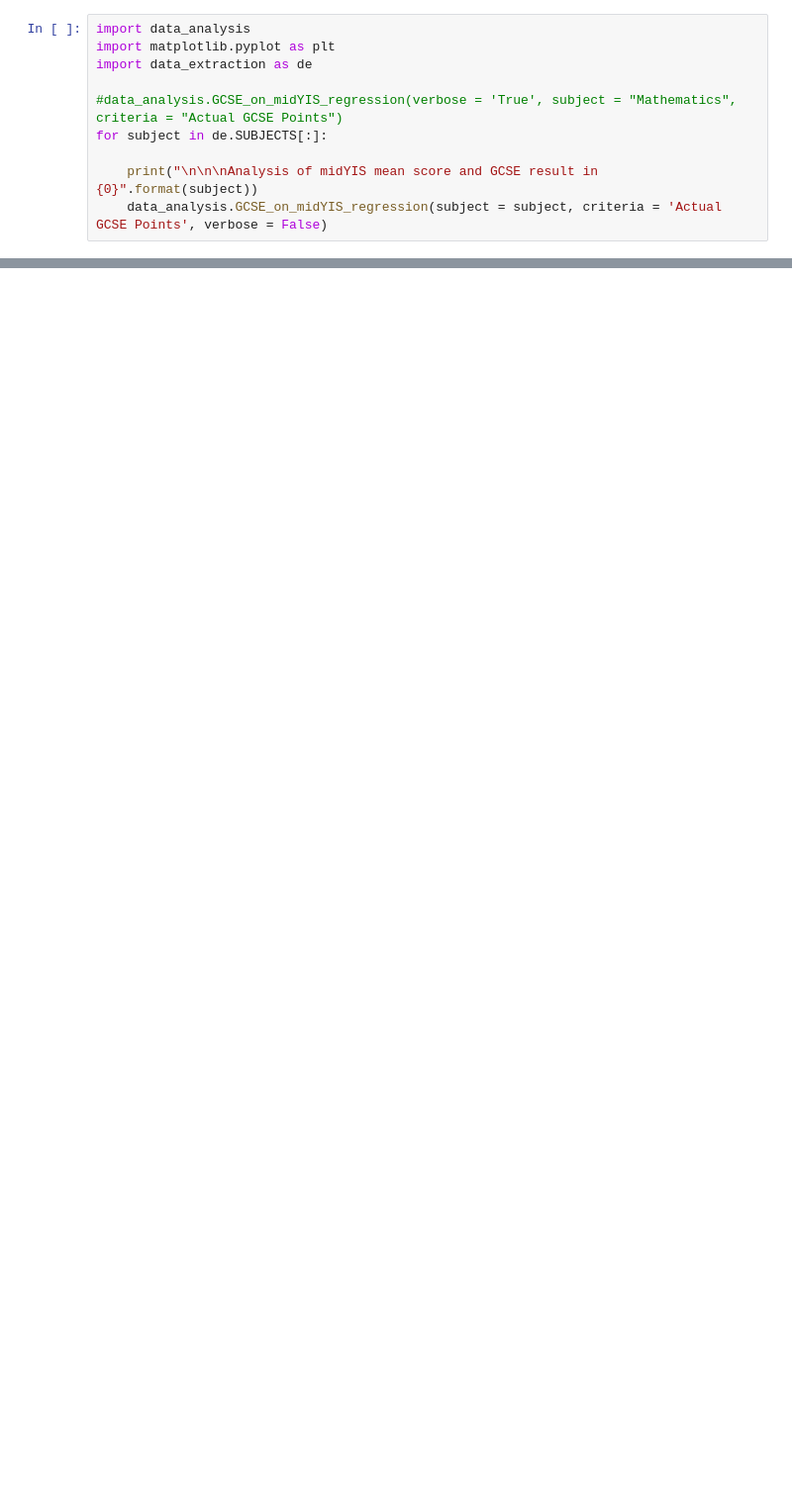
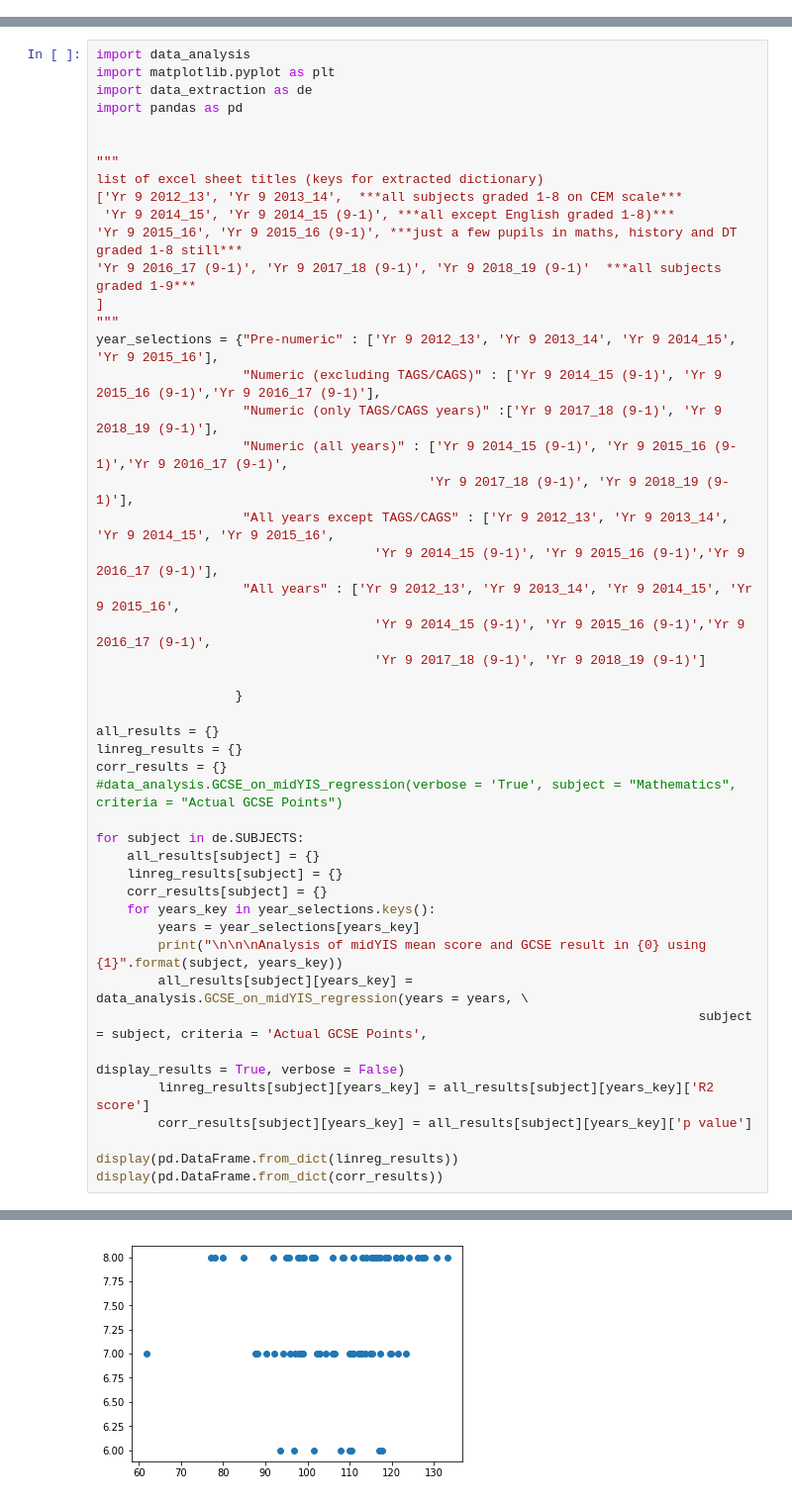
Before and after one commit to owenldennis/EC_data, a Jupyter notebook: src/MidYIS data analysis.ipynb, the cells around one changed output, grey strips where cells are left out. Shown at 99% size. Cells and saved outputs as stored; diff of their text form; blank space fills up the shorter version.

Commit message:
results_stored

```diff
--- a/src/MidYIS data analysis.ipynb
+++ b/src/MidYIS data analysis.ipynb
@@ -1,10 +0,0 @@
-# %%
-import data_analysis
-import matplotlib.pyplot as plt
-import data_extraction as de
-
-#data_analysis.GCSE_on_midYIS_regression(verbose = 'True', subject = "Mathematics", criteria = "Actual GCSE Points")
-for subject in de.SUBJECTS[:]:
-
-    print("\n\n\nAnalysis of midYIS mean score and GCSE result in {0}".format(subject))
-    data_analysis.GCSE_on_midYIS_regression(subject = subject, criteria = 'Actual GCSE Points', verbose = False)
@@ -52,0 +1,49 @@ Analysis of midYIS mean score and GCSE result in Classical Civilisation
+# %%
+import data_analysis
+import matplotlib.pyplot as plt
+import data_extraction as de
+import pandas as pd
+
+
+"""
+list of excel sheet titles (keys for extracted dictionary)
+['Yr 9 2012_13', 'Yr 9 2013_14',  ***all subjects graded 1-8 on CEM scale***
+ 'Yr 9 2014_15', 'Yr 9 2014_15 (9-1)', ***all except English graded 1-8)***
+'Yr 9 2015_16', 'Yr 9 2015_16 (9-1)', ***just a few pupils in maths, history and DT graded 1-8 still***
+'Yr 9 2016_17 (9-1)', 'Yr 9 2017_18 (9-1)', 'Yr 9 2018_19 (9-1)'  ***all subjects graded 1-9***
+]
+"""
+year_selections = {"Pre-numeric" : ['Yr 9 2012_13', 'Yr 9 2013_14', 'Yr 9 2014_15', 'Yr 9 2015_16'],
+                   "Numeric (excluding TAGS/CAGS)" : ['Yr 9 2014_15 (9-1)', 'Yr 9 2015_16 (9-1)','Yr 9 2016_17 (9-1)'],
+                   "Numeric (only TAGS/CAGS years)" :['Yr 9 2017_18 (9-1)', 'Yr 9 2018_19 (9-1)'],
+                   "Numeric (all years)" : ['Yr 9 2014_15 (9-1)', 'Yr 9 2015_16 (9-1)','Yr 9 2016_17 (9-1)',
+                                           'Yr 9 2017_18 (9-1)', 'Yr 9 2018_19 (9-1)'],
+                   "All years except TAGS/CAGS" : ['Yr 9 2012_13', 'Yr 9 2013_14', 'Yr 9 2014_15', 'Yr 9 2015_16',
+                                    'Yr 9 2014_15 (9-1)', 'Yr 9 2015_16 (9-1)','Yr 9 2016_17 (9-1)'],
+                   "All years" : ['Yr 9 2012_13', 'Yr 9 2013_14', 'Yr 9 2014_15', 'Yr 9 2015_16',
+                                    'Yr 9 2014_15 (9-1)', 'Yr 9 2015_16 (9-1)','Yr 9 2016_17 (9-1)',
+                                    'Yr 9 2017_18 (9-1)', 'Yr 9 2018_19 (9-1)']
+
+                  }
+
+all_results = {}
+linreg_results = {}
+corr_results = {}
+#data_analysis.GCSE_on_midYIS_regression(verbose = 'True', subject = "Mathematics", criteria = "Actual GCSE Points")
+
+for subject in de.SUBJECTS:
+    all_results[subject] = {}
+    linreg_results[subject] = {}
+    corr_results[subject] = {}
+    for years_key in year_selections.keys():
+        years = year_selections[years_key]
+        print("\n\n\nAnalysis of midYIS mean score and GCSE result in {0} using {1}".format(subject, years_key))
+        all_results[subject][years_key] = data_analysis.GCSE_on_midYIS_regression(years = years, \
+                                                                              subject = subject, criteria = 'Actual GCSE Points',
+                                                                              display_results = True, verbose = False)
+        linreg_results[subject][years_key] = all_results[subject][years_key]['R2 score']
+        corr_results[subject][years_key] = all_results[subject][years_key]['p value']
+
+display(pd.DataFrame.from_dict(linreg_results))
+display(pd.DataFrame.from_dict(corr_results))
+# %% [output]
@@ -52,0 +56 @@ Analysis of midYIS mean score and GCSE result in Classical Civilisation
+[figure, added]
```
Also changed, not shown: parts of 5 cells of this notebook, 2 other files.
